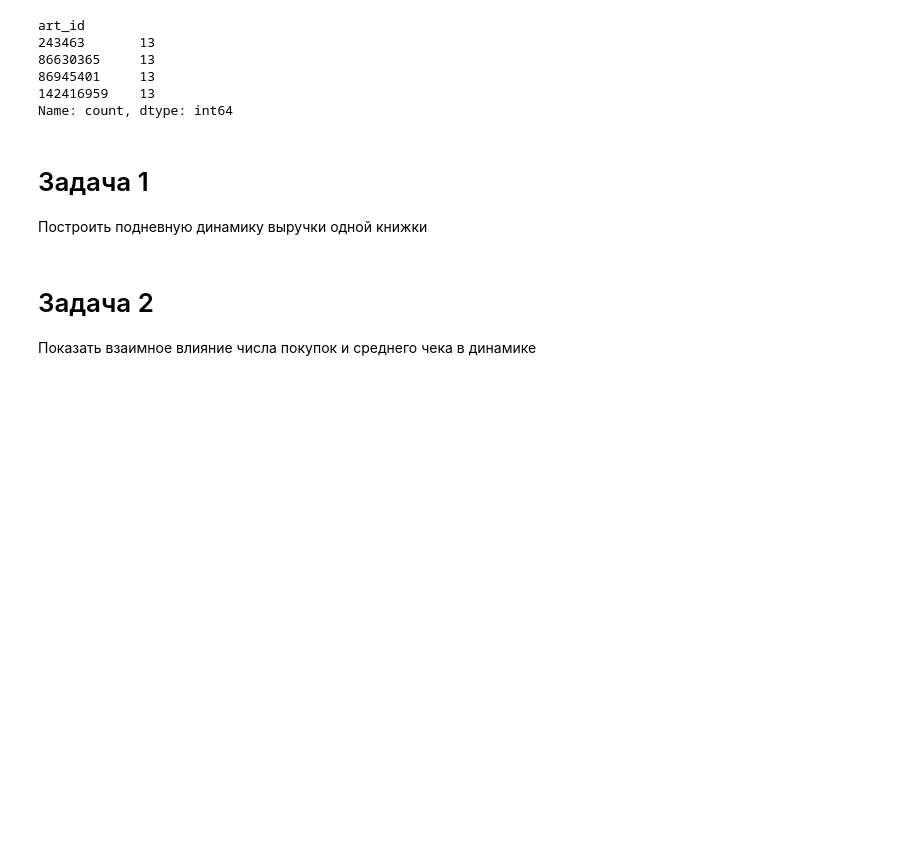
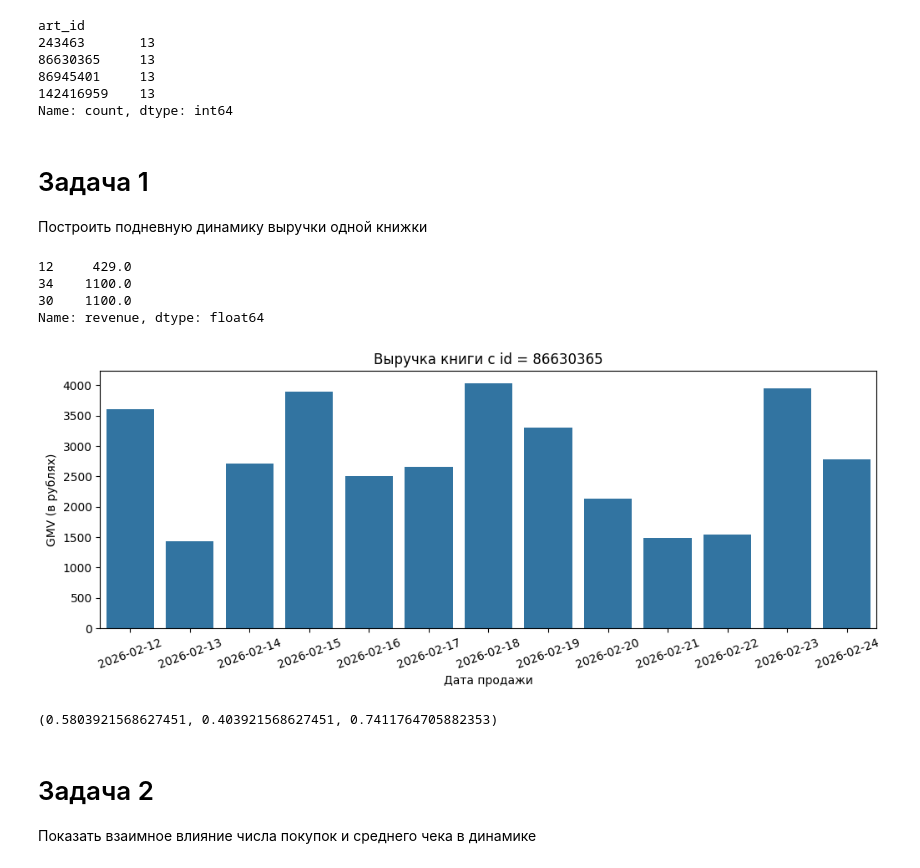
Before and after one commit to rosolimo212/visualization_battle, a Jupyter notebook: kotelok.ipynb, the cells around one changed output. Drawn from its saved outputs; the diff is of its cells as text; code cells hidden in the pictures; blank space fills up the shorter version.

```diff
--- a/kotelok.ipynb
+++ b/kotelok.ipynb
@@ -71,6 +73,37 @@ Name: count, dtype: int64
 # %% [markdown]
 # Задача 1
 Построить подневную динамику выручки одной книжки
+# %%
+sorce_df['revenue'].sample(3)
+# %% [output]
+12     429.0
+34    1100.0
+30    1100.0
+Name: revenue, dtype: float64
+# %%
+# current_art = np.random.choice(sorce_df['art_id'].unique())
+current_art = 86630365
+
+plt.figure(figsize=(12, 4))
+ax = sns.barplot(
+    x='calendar_date',
+    y='revenue',
+    data=sorce_df[sorce_df['art_id'] == current_art],
+    # graph color  tab10[4]
+    # color = mcolors.viridis(0.4)
+    # palette = 'tab10'
+    )
+
+plt.title(f'Выручка книги c id = {current_art}')
+plt.xlabel('Дата продажи')
+plt.ylabel('GMV (в рублях)')
+axt = plt.xticks(rotation=20)
+# %% [output]
+[figure, added]
+# %%
+sns.color_palette('tab10')[4]
+# %% [output]
+(0.5803921568627451, 0.403921568627451, 0.7411764705882353)
 # %% [markdown]
 # Задача 2
 Показать взаимное влияние числа покупок и среднего чека в динамике
```
Also changed, not shown: parts of 7 cells of this notebook.
